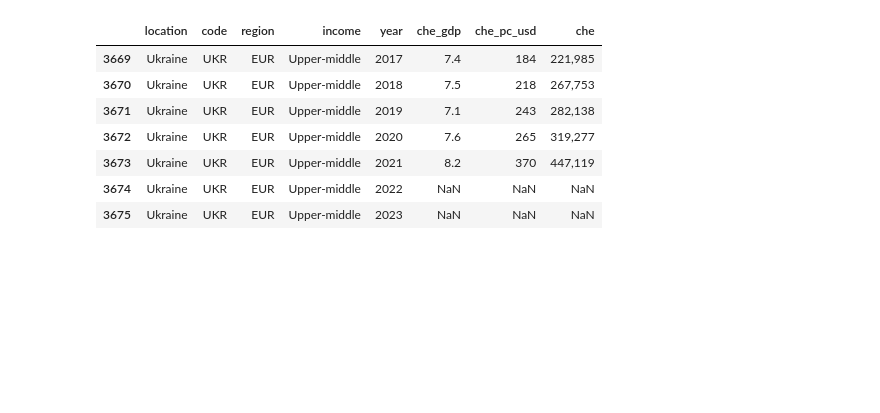
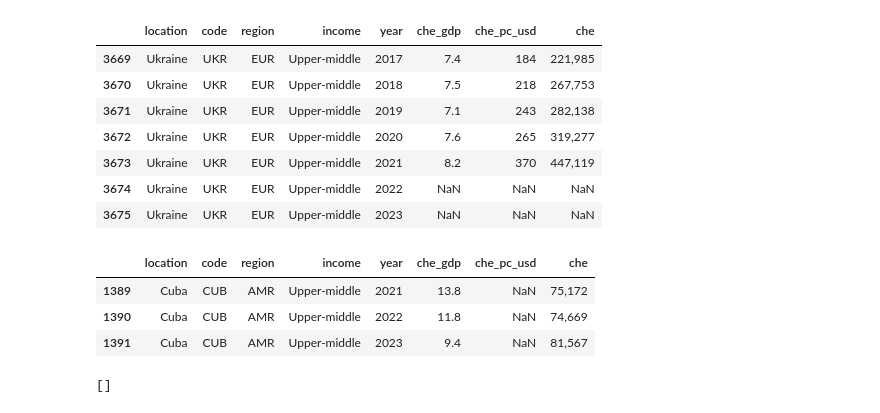
Before and after one commit to ThereseColeongco/tb-dashboard, a Jupyter notebook: data_cleaning.ipynb, the cells around one changed output. Drawn from its saved outputs; the diff is of its cells as text; code cells hidden in the pictures; blank space fills up the shorter version.

Commit message:
eda ghed

```diff
--- a/data_cleaning.ipynb
+++ b/data_cleaning.ipynb
@@ -88,2 +91,19 @@ ghed[ghed['location'] == 'Ukraine']
+# %%
+# is there any row where che_pc_usd is missing but not che_gdp or che?
+missing_che_pc_usd = ghed[ghed['che_pc_usd'].isna() & (ghed['che_gdp'].notna() | ghed['che'].notna())]  # answer: yes, Cuba in 2021-2023
+
+# TODO calculate che_pc_usd from che or che_gdp
+# %% [output]
+|  | location | code | region | income | year | che_gdp | che_pc_usd | che |
+| 1389 | Cuba | CUB | AMR | Upper-middle | 2021 | 13.8 | NaN | 75,172 |
+| 1390 | Cuba | CUB | AMR | Upper-middle | 2022 | 11.8 | NaN | 74,669 |
+| 1391 | Cuba | CUB | AMR | Upper-middle | 2023 | 9.4 | NaN | 81,567 |
+# %%
+# drop countries that are missing all relevant ghed data
+
+locations_to_drop = ghed.groupby('location')[['che_gdp', 'che_pc_usd', 'che']].apply(lambda df: df.isna().all().all())  # group rows by location and each group consists of just the che_gdp, che_pc_usd, and che columns; run a function on each group to check if all values across columns per row are NaN (aka for every row in a group, if che_gdp, che_pc_usd, and che are NaN) and if all rows in group have NaN for these columns
+print(locations_to_drop[locations_to_drop].index.tolist())  # returns empty list, so no locations are missing all 3 columns across all years
+# %% [output]
+[]
 # %%
 # generate JSON files from the csvs, put them into React project, and deploy dashboard to a frontend hosting provider
```
Also changed, not shown: parts of 3 cells of this notebook.
